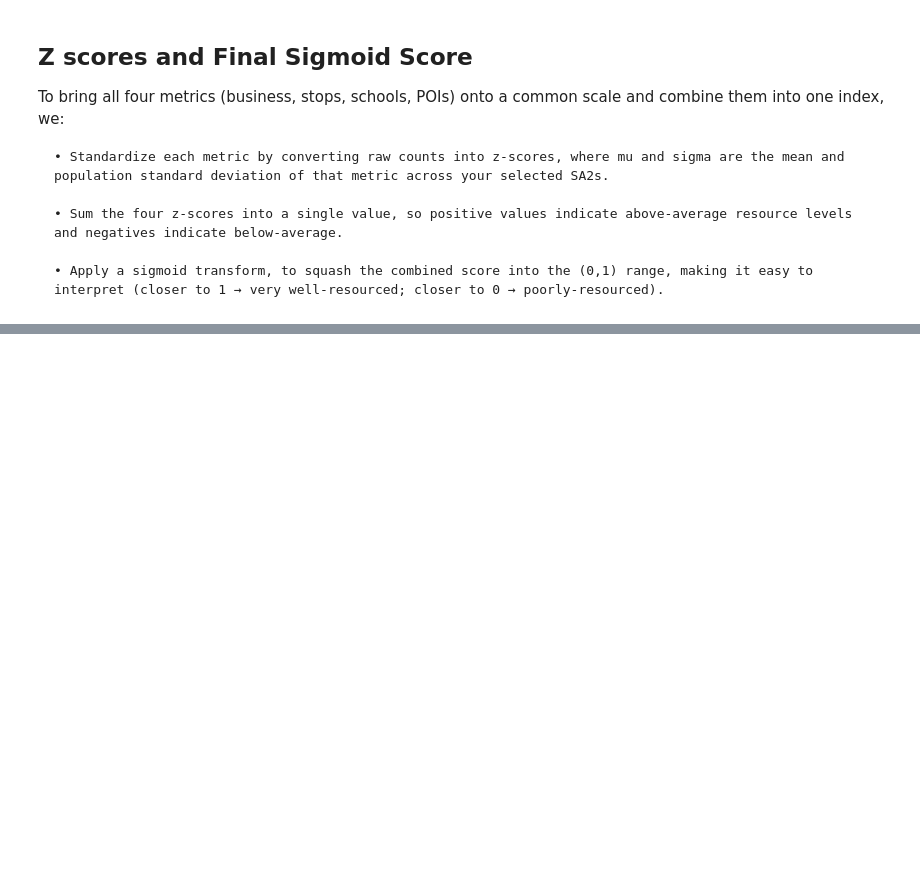
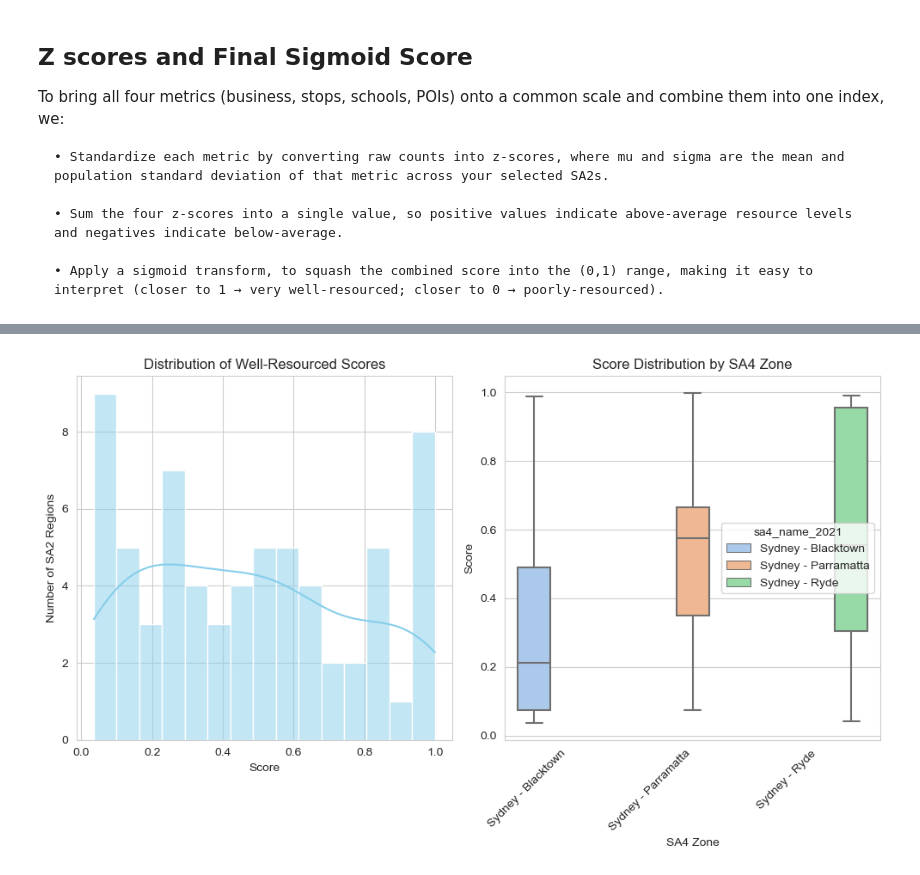
Before and after one commit to modithebest/DATA_ASSIGNMENT, a Jupyter notebook: task1.ipynb, the cells around one changed output, grey strips where cells are left out. Cells and saved outputs as stored; diff of their text form; code cells hidden in the pictures; blank space fills up the shorter version.

Commit message:
Hardik's visualization codes

```diff
--- a/task1.ipynb
+++ b/task1.ipynb
@@ -990,0 +1026,41 @@ print(summary_df.head())
+# %%
+import matplotlib.pyplot as plt
+import seaborn as sns
+import pandas as pd
+from sqlalchemy import text
+
+# Get the scores data with qualified column names
+scores_df = pd.read_sql(text("""
+    SELECT
+        public.sa2_summary.sa2_name,  -- Specify which table's sa2_name to use
+        well_resourced_score,
+        sa4_name_2021
+    FROM public.sa2_summary
+    JOIN public.sa2_regions USING (sa2_code)
+"""), conn)
+
+# Set style
+sns.set_style("whitegrid")
+plt.figure(figsize=(10, 6))
+
+# Histogram of scores
+plt.subplot(1, 2, 1)
+sns.histplot(scores_df['well_resourced_score'], bins=15, kde=True, color='skyblue')
+plt.title('Distribution of Well-Resourced Scores')
+plt.xlabel('Score')
+plt.ylabel('Number of SA2 Regions')
+
+
+# Boxplot by SA4 zone - updated to avoid deprecation warning
+plt.subplot(1, 2, 2)
+sns.boxplot(data=scores_df, x='sa4_name_2021', y='well_resourced_score',
+            hue='sa4_name_2021', palette='pastel')
+plt.title('Score Distribution by SA4 Zone')
+plt.xlabel('SA4 Zone')
+plt.ylabel('Score')
+plt.xticks(rotation=45, ha='right')
+
+plt.tight_layout()
+plt.show()
+# %% [output]
+[figure, added]
```
Also changed, not shown: parts of 24 cells of this notebook.
